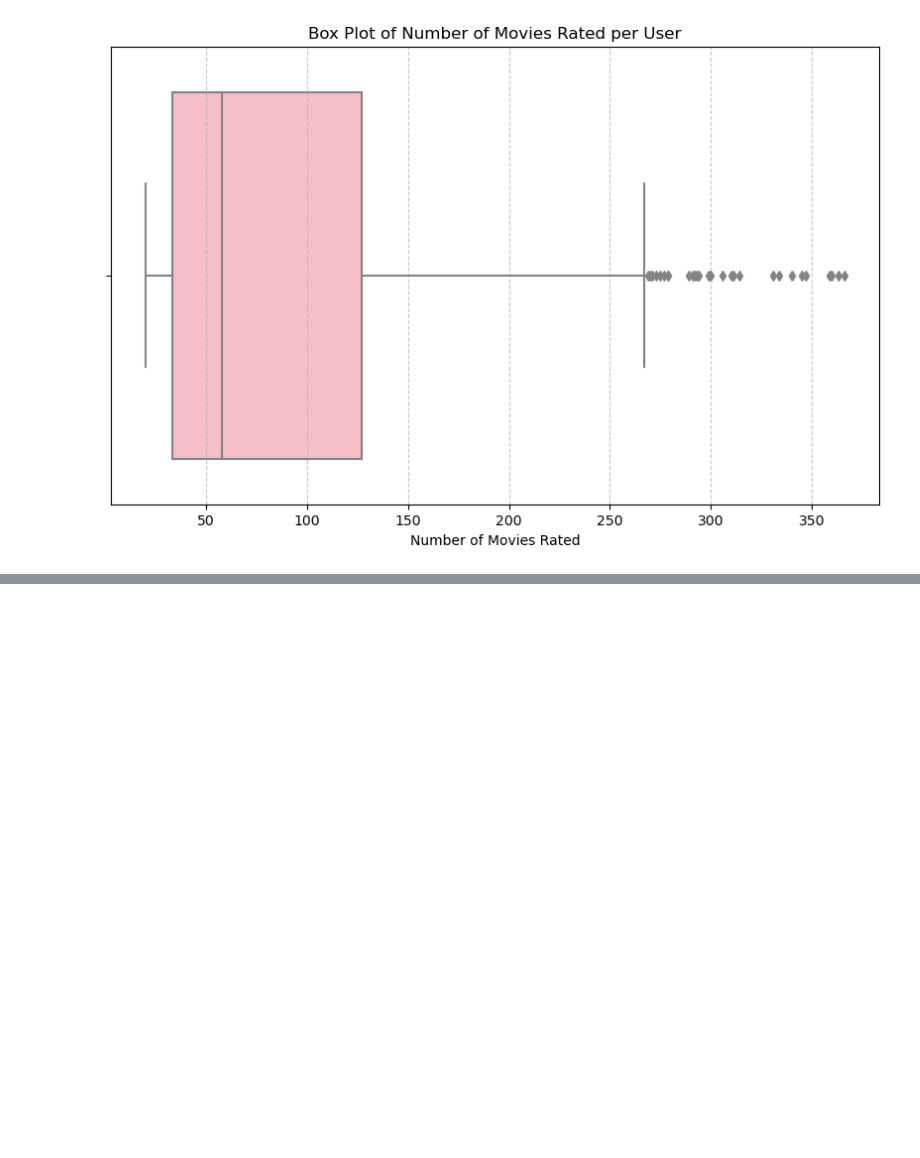
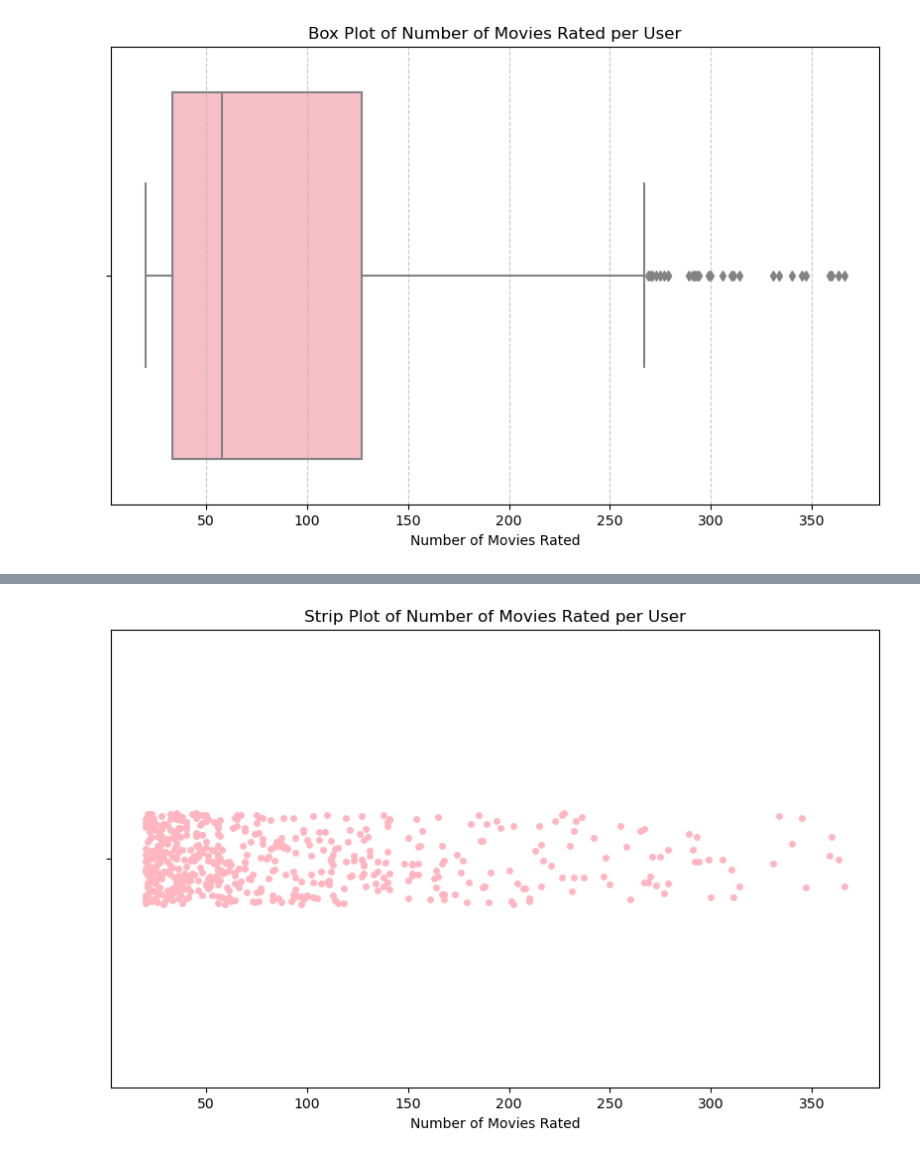
Before and after one commit to khushi-04/movie-recommender, a Jupyter notebook: main.ipynb, the cells around one changed output, grey strips where cells are left out. Saved outputs shown, nothing was run; the diff lists cells and outputs as text; code cells hidden in the pictures; blank space fills up the shorter version.

```diff
--- a/main.ipynb
+++ b/main.ipynb
@@ -118,8 +118,7 @@ IQR = Q3 - Q1
 lower_bound = Q1 - 1.5 * IQR
 upper_bound = Q3 + 1.5 * IQR
 
-filtered_movies_per_user = movies_per_user[(movies_per_user['Number of Movies Rated'] >= lower_bound) &
-                                           (movies_per_user['Number of Movies Rated'] <= upper_bound)]
+filtered_movies_per_user = movies_per_user[(movies_per_user['Number of Movies Rated'] >= lower_bound) & (movies_per_user['Number of Movies Rated'] <= upper_bound)]
 
 print(filtered_movies_per_user)
 # %% [output]
@@ -148,0 +156,8 @@ plt.show()
+# %%
+plt.figure(figsize=(10,6))
+sns.stripplot(x=filtered_movies_per_user['Number of Movies Rated'], color='lightpink')
+plt.xlabel('Number of Movies Rated')
+plt.title('Strip Plot of Number of Movies Rated per User')
+plt.show()
+# %% [output]
+[figure, added]
```
Also changed, not shown: parts of 3 cells of this notebook.
